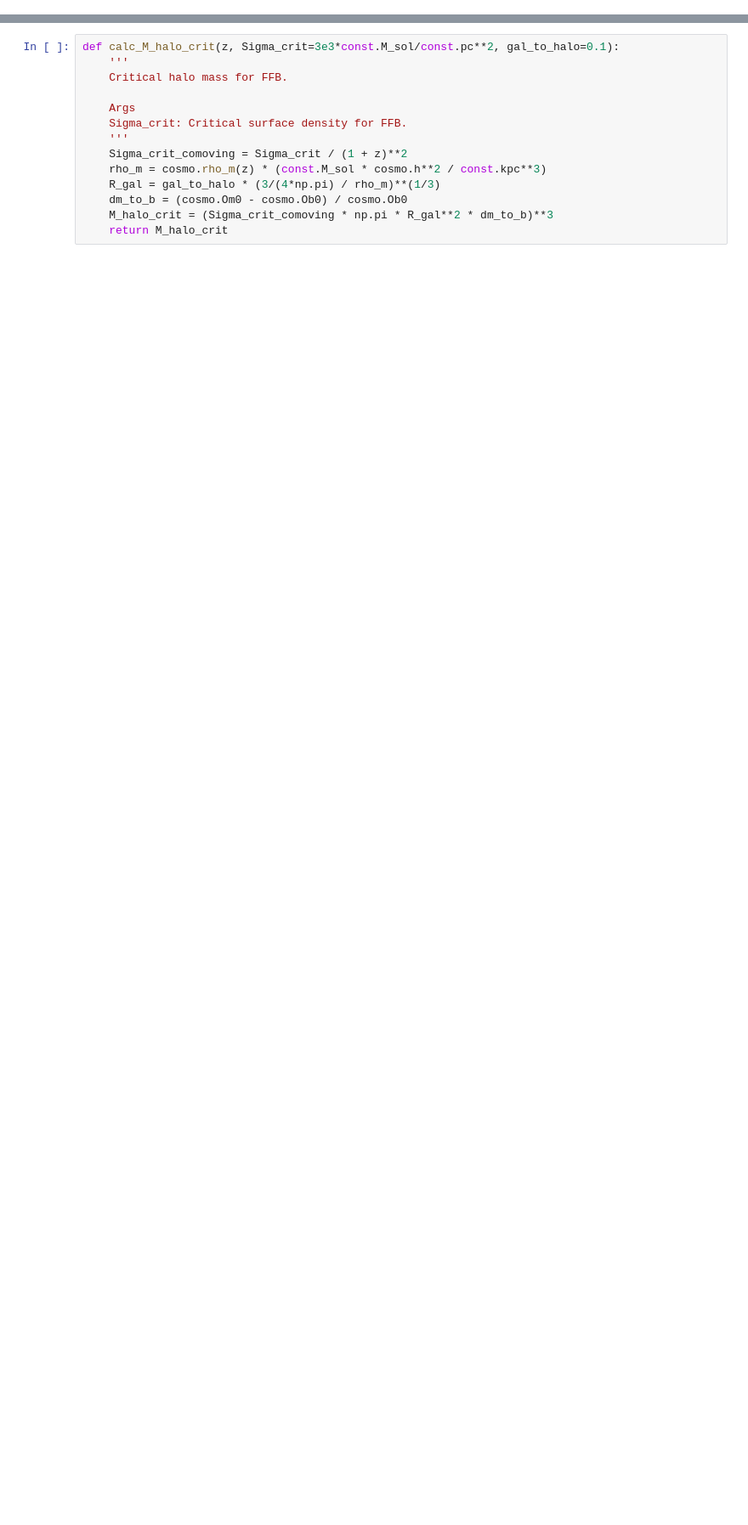
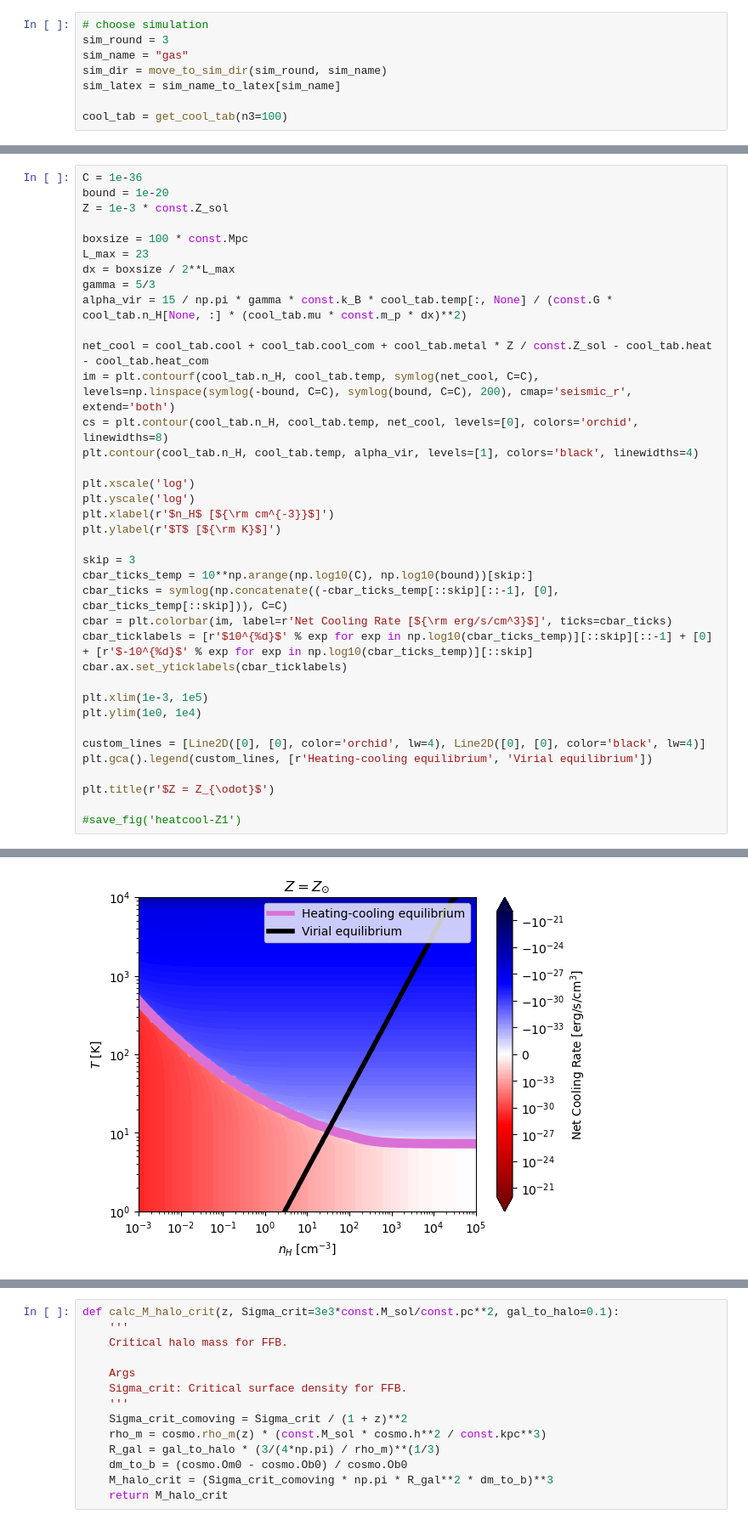
Before and after one commit to zandalman/RAMSES-analysis, a Jupyter notebook: analytic.ipynb, the cells around one changed output, grey strips where cells are left out. Shown at 85% size. Cells and saved outputs as stored; diff of their text form; blank space fills up the shorter version.

```diff
--- a/analytic.ipynb
+++ b/analytic.ipynb
@@ -7,0 +11,8 @@ cosmo = cosmology.setCosmology('planck18');
+# %%
+# choose simulation
+sim_round = 3
+sim_name = "gas"
+sim_dir = move_to_sim_dir(sim_round, sim_name)
+sim_latex = sim_name_to_latex[sim_name]
+
+cool_tab = get_cool_tab(n3=100)
@@ -7,0 +27,38 @@ cosmo = cosmology.setCosmology('planck18');
+# %%
+C = 1e-36
+bound = 1e-20
+Z = 1e-3 * const.Z_sol
+
+boxsize = 100 * const.Mpc
+L_max = 23
+dx = boxsize / 2**L_max
+gamma = 5/3
+alpha_vir = 15 / np.pi * gamma * const.k_B * cool_tab.temp[:, None] / (const.G * cool_tab.n_H[None, :] * (cool_tab.mu * const.m_p * dx)**2)
+
+net_cool = cool_tab.cool + cool_tab.cool_com + cool_tab.metal * Z / const.Z_sol - cool_tab.heat - cool_tab.heat_com
+im = plt.contourf(cool_tab.n_H, cool_tab.temp, symlog(net_cool, C=C), levels=np.linspace(symlog(-bound, C=C), symlog(bound, C=C), 200), cmap='seismic_r', extend='both')
+cs = plt.contour(cool_tab.n_H, cool_tab.temp, net_cool, levels=[0], colors='orchid', linewidths=8)
+plt.contour(cool_tab.n_H, cool_tab.temp, alpha_vir, levels=[1], colors='black', linewidths=4)
+
+plt.xscale('log')
+plt.yscale('log')
+plt.xlabel(r'$n_H$ [${\rm cm^{-3}}$]')
+plt.ylabel(r'$T$ [${\rm K}$]')
+
+skip = 3
+cbar_ticks_temp = 10**np.arange(np.log10(C), np.log10(bound))[skip:]
+cbar_ticks = symlog(np.concatenate((-cbar_ticks_temp[::skip][::-1], [0], cbar_ticks_temp[::skip])), C=C)
+cbar = plt.colorbar(im, label=r'Net Cooling Rate [${\rm erg/s/cm^3}$]', ticks=cbar_ticks)
+cbar_ticklabels = [r'$10^{%d}$' % exp for exp in np.log10(cbar_ticks_temp)][::skip][::-1] + [0] + [r'$-10^{%d}$' % exp for exp in np.log10(cbar_ticks_temp)][::skip]
+cbar.ax.set_yticklabels(cbar_ticklabels)
+
+plt.xlim(1e-3, 1e5)
+plt.ylim(1e0, 1e4)
+
+custom_lines = [Line2D([0], [0], color='orchid', lw=4), Line2D([0], [0], color='black', lw=4)]
+plt.gca().legend(custom_lines, [r'Heating-cooling equilibrium', 'Virial equilibrium'])
+
+plt.title(r'$Z = Z_{\odot}$')
+
+#save_fig('heatcool-Z1')
+# %% [output]
@@ -7,0 +66 @@ cosmo = cosmology.setCosmology('planck18');
+[figure, added]
```
Also changed, not shown: parts of 18 cells of this notebook, 13 other files.
